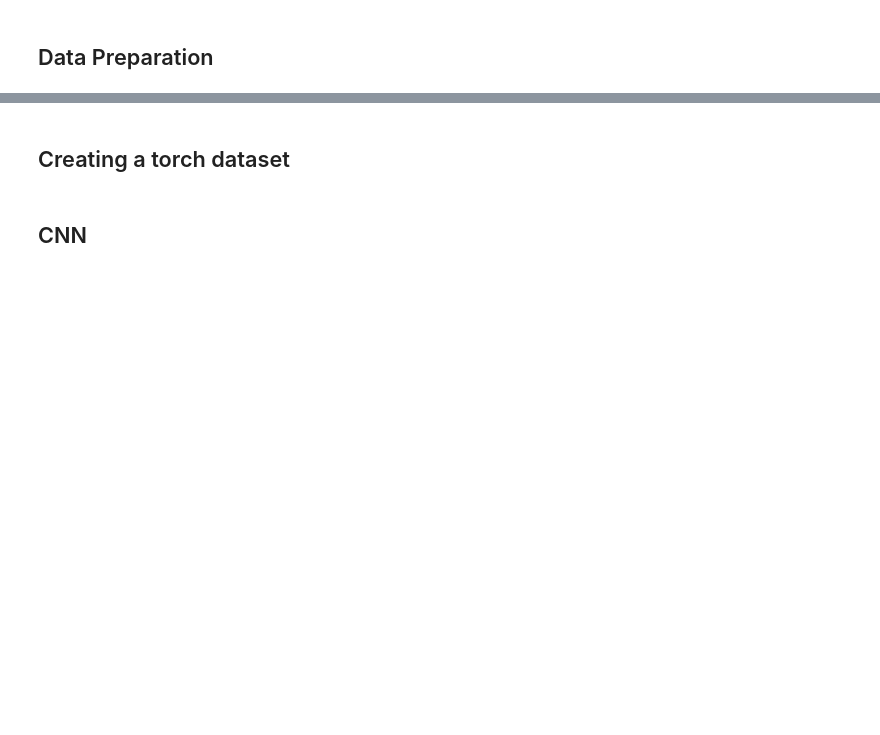
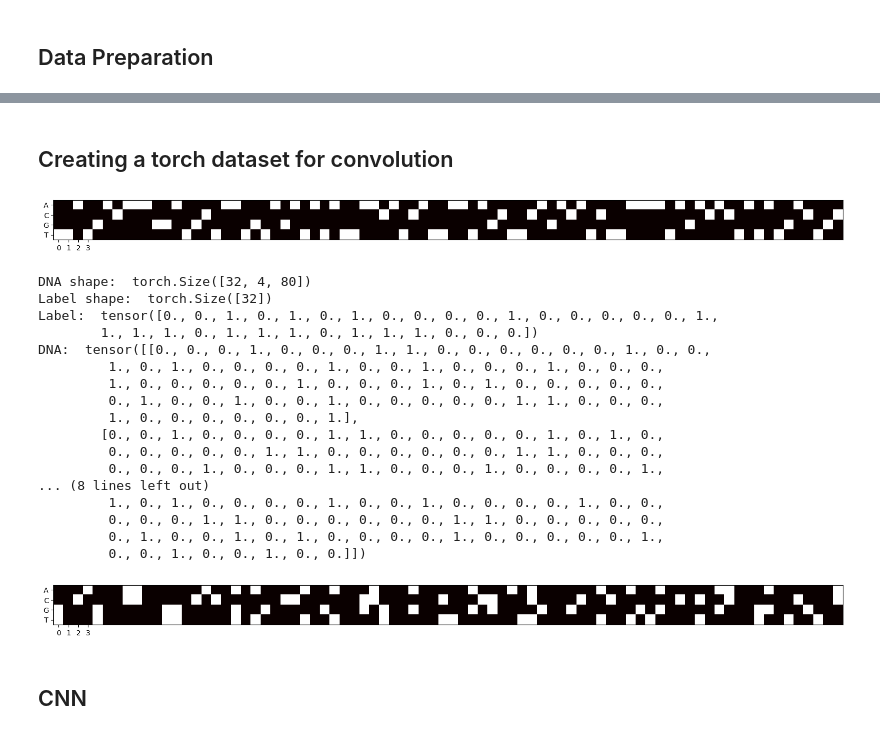
Before and after one commit to rnudb/PROJET-MLBIO, a Jupyter notebook: arnaud.ipynb, the cells around one changed output, grey strips where cells are left out. Cells and saved outputs as stored; diff of their text form; code cells hidden in the pictures; blank space fills up the shorter version.

```diff
--- a/arnaud.ipynb
+++ b/arnaud.ipynb
@@ -52,5 +106,5 @@ df.head()
 # %%
 # Split the dataset into train and test
-df_train, df_test = train_test_split(df, test_size=0.2, random_state=random_state)
+df_train, df_test = train_test_split(df.sample(n=int(1e6), random_state=random_state), test_size=0.2, random_state=random_state)
 print("Shape of the train dataset: ", df_train.shape)
 print("Shape of the test dataset: ", df_test.shape)
@@ -57,5 +311,5 @@ print("Shape of the test dataset: ", df_test.shape)
 # %% [markdown]
-## Creating a torch dataset
+## Creating a torch dataset for convolution
 # %%
 import matplotlib.pyplot as plt
 from torch.utils.data import Dataset, DataLoader
@@ -95,23 +349,44 @@ def print_one_hot_encoded_dna(genome_seq):
 
 test_print = one_hot_encote_dna(df_train.iloc[0].genome_sequence).transpose(1, 0)
 print_one_hot_encoded_dna(test_print)
+# %% [output]
+[figure, added]
 # %%
 dataset = GenomeDatasetCNN(df_train)
 dataloader = DataLoader(dataset, batch_size=32)
 
 # print an example of the dataset
 dna, label = next(iter(dataloader))
 print("DNA shape: ", dna.shape)
 print("Label shape: ", label.shape)
 print("Label: ", label)
 print("DNA: ", dna[0])
 print_one_hot_encoded_dna(dna[0]) # Print the first DNA sequence of the batch
 
 # Make our test and train datasets and data loaders
 train_dataset = GenomeDatasetCNN(df_train)
 test_dataset = GenomeDatasetCNN(df_test)
-train_dataloader = DataLoader(train_dataset, batch_size=1024, shuffle=True, drop_last=True)
-test_dataloader = DataLoader(test_dataset, batch_size=1024, shuffle=True)
+train_dataloader = DataLoader(train_dataset, batch_size=256, shuffle=True, drop_last=True)
+test_dataloader = DataLoader(test_dataset, batch_size=256, shuffle=True)
+# %% [output]
+DNA shape:  torch.Size([32, 4, 80])
+Label shape:  torch.Size([32])
+Label:  tensor([0., 0., 1., 0., 1., 0., 1., 0., 0., 0., 0., 1., 0., 0., 0., 0., 0., 1.,
+        1., 1., 1., 0., 1., 1., 1., 0., 1., 1., 1., 0., 0., 0.])
+DNA:  tensor([[0., 0., 0., 1., 0., 0., 0., 1., 1., 0., 0., 0., 0., 0., 0., 1., 0., 0.,
+         1., 0., 1., 0., 0., 0., 0., 1., 0., 0., 1., 0., 0., 0., 1., 0., 0., 0.,
+         1., 0., 0., 0., 0., 0., 1., 0., 0., 0., 1., 0., 1., 0., 0., 0., 0., 0.,
+         0., 1., 0., 0., 1., 0., 0., 1., 0., 0., 0., 0., 0., 1., 1., 0., 0., 0.,
+         1., 0., 0., 0., 0., 0., 0., 1.],
+        [0., 0., 1., 0., 0., 0., 0., 1., 1., 0., 0., 0., 0., 0., 1., 0., 1., 0.,
+         0., 0., 0., 0., 0., 1., 1., 0., 0., 0., 0., 0., 0., 1., 1., 0., 0., 0.,
+         0., 0., 0., 1., 0., 0., 0., 1., 1., 0., 0., 0., 1., 0., 0., 0., 0., 1.,
+... (8 lines left out)
+         1., 0., 1., 0., 0., 0., 0., 1., 0., 0., 1., 0., 0., 0., 0., 1., 0., 0.,
+         0., 0., 0., 1., 1., 0., 0., 0., 0., 0., 0., 1., 1., 0., 0., 0., 0., 0.,
+         0., 1., 0., 0., 1., 0., 1., 0., 0., 0., 0., 1., 0., 0., 0., 0., 0., 1.,
+         0., 0., 1., 0., 0., 1., 0., 0.]])
+[figure, added]
 # %% [markdown]
 ## CNN
 # %%
```
Also changed, not shown: parts of 31 cells of this notebook.
